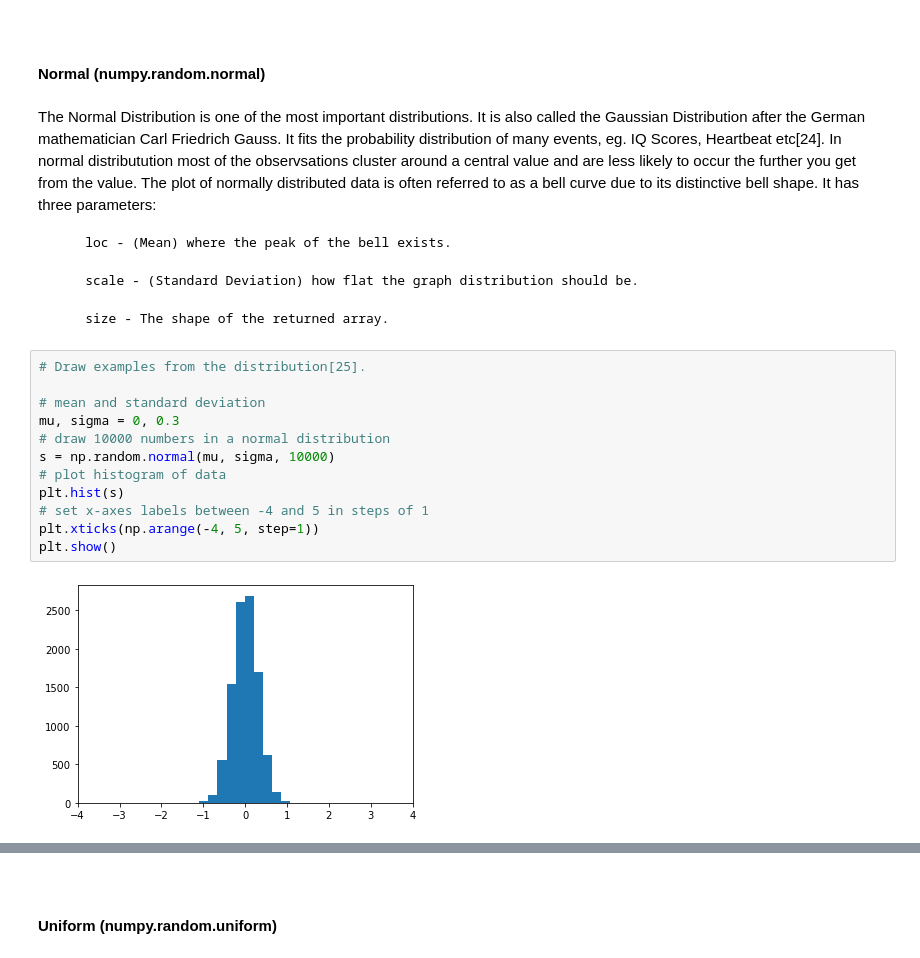
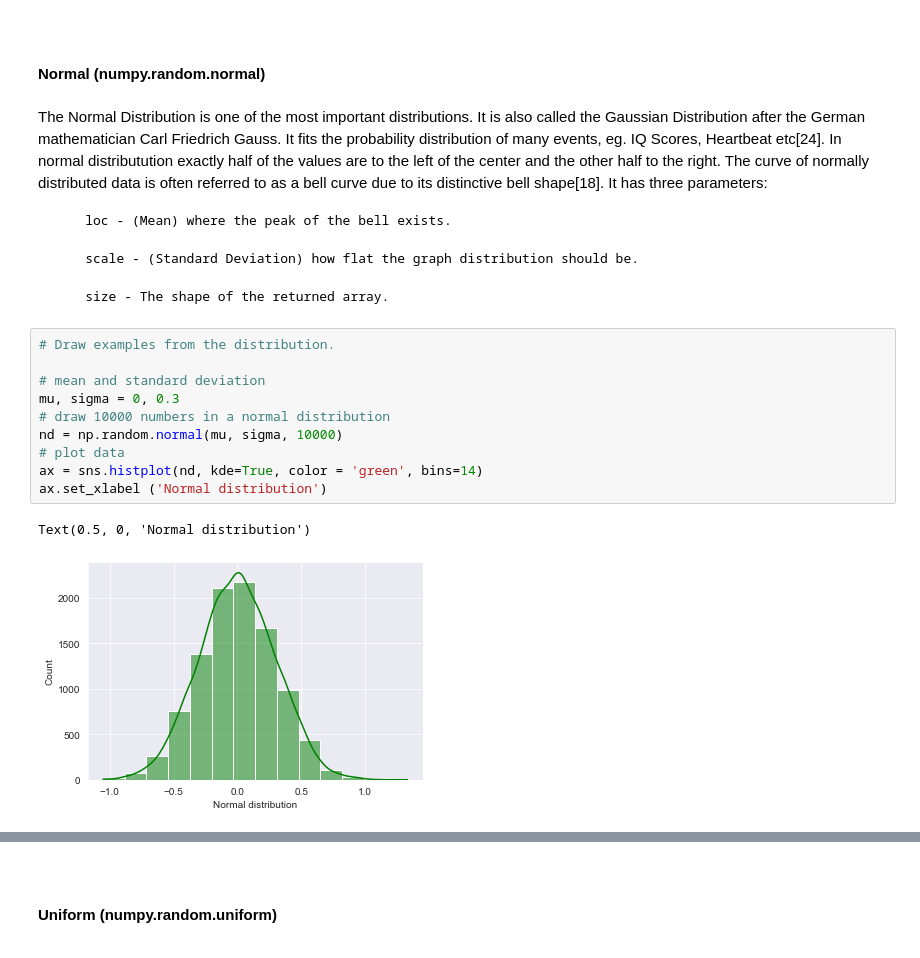
Before and after one commit to dconn20/numpy.random-package, a Jupyter notebook: Numpy.random - Package.ipynb, the cells around one changed output, grey strips where cells are left out. Cells and saved outputs as stored; diff of their text form.

```diff
--- a/Numpy.random - Package.ipynb
+++ b/Numpy.random - Package.ipynb
@@ -329,7 +329,7 @@ Binomial distribution and Poisson distribution have some simularities but are al
 
 #### Normal (numpy.random.normal)
 # %% [markdown]
-The Normal Distribution is one of the most important distributions. It is also called the Gaussian Distribution after the German mathematician Carl Friedrich Gauss. It fits the probability distribution of many events, eg. IQ Scores, Heartbeat etc[24]. In normal distributution most of the observsations cluster around a central value and are less likely to occur the further you get from the value. The plot of normally distributed data is often referred to as a bell curve due to its distinctive bell shape. It has three parameters:
+The Normal Distribution is one of the most important distributions. It is also called the Gaussian Distribution after the German mathematician Carl Friedrich Gauss. It fits the probability distribution of many events, eg. IQ Scores, Heartbeat etc[24]. In normal distributution exactly half of the values are to the left of the center and the other half to the right. The curve of normally distributed data is often referred to as a bell curve due to its distinctive bell shape[18]. It has three parameters:
 
         loc - (Mean) where the peak of the bell exists.
 
@@ -337,16 +337,15 @@ The Normal Distribution is one of the most important distributions. It is also c
 
         size - The shape of the returned array.
 # %%
-# Draw examples from the distribution[25].
+# Draw examples from the distribution.
 
 # mean and standard deviation
 mu, sigma = 0, 0.3
 # draw 10000 numbers in a normal distribution
-s = np.random.normal(mu, sigma, 10000)
-# plot histogram of data
-plt.hist(s)
-# set x-axes labels between -4 and 5 in steps of 1
-plt.xticks(np.arange(-4, 5, step=1))
-plt.show()
+nd = np.random.normal(mu, sigma, 10000)
+# plot data
+ax = sns.histplot(nd, kde=True, color = 'green', bins=14)
+ax.set_xlabel ('Normal distribution')
 # %% [output]
+Text(0.5, 0, 'Normal distribution')
-[figure, old version]
+[figure, new version]
```
Also changed, not shown: parts of 8 cells of this notebook.
